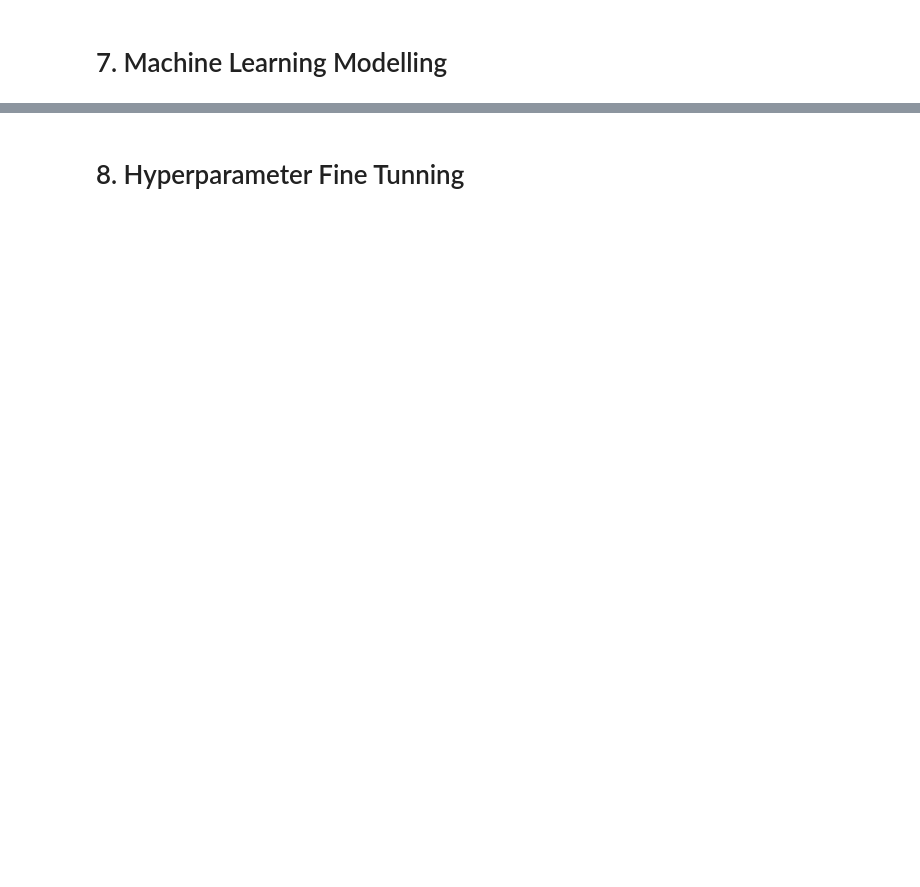
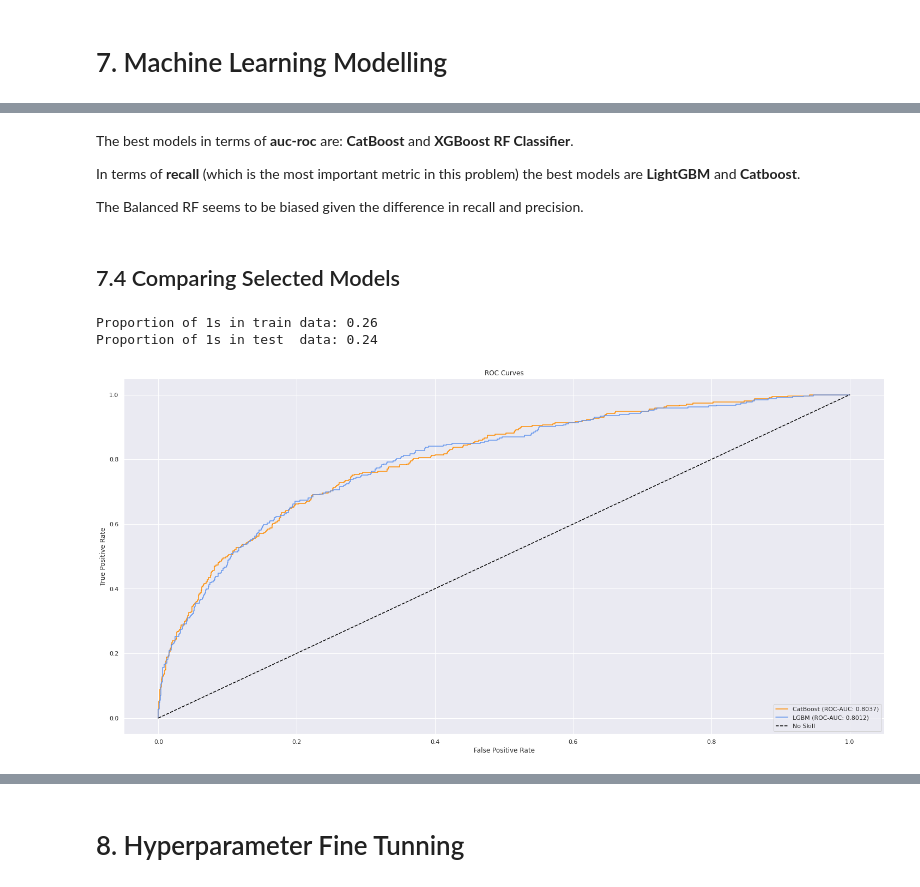
Before and after one commit to humberto-aguiar/churn_prediction, a Jupyter notebook: notebooks/churn_01.ipynb, the cells around one changed output, grey strips where cells are left out. Drawn from its saved outputs; the diff is of its cells as text; code cells hidden in the pictures; blank space fills up the shorter version.

```diff
--- a/notebooks/churn_01.ipynb
+++ b/notebooks/churn_01.ipynb
@@ -559,0 +1175,45 @@ Not interested in correlation between gender and country
+# %% [markdown]
+The best models in terms of **auc-roc** are: **CatBoost** and **XGBoost RF Classifier**.
+
+In terms of **recall** (which is the most important metric in this problem) the best models are **LightGBM** and **Catboost**.
+
+The Balanced RF seems to be biased given the difference in recall and precision.
+# %% [markdown]
+## 7.4 Comparing Selected Models
+# %%
+# Defining sampling and models
+ncr = NeighbourhoodCleaningRule(sampling_strategy='majority')
+cat = CatBoostClassifier(verbose = False)
+lgbm = LGBMClassifier()
+
+# defining train and validation sets
+X_train_reduced, X_valid, y_train_reduced, y_valid = train_test_split( X_train_t, y_train, test_size = 0.2, random_state = 42 )
+
+# verifying proportions
+print( 'Proportion of 1s in train data: {:,.2f}'.format( Counter(y_train_reduced)[1]/Counter(y_train_reduced)[0] ) )
+print( 'Proportion of 1s in test  data: {:,.2f}'.format( Counter(y_valid)[1]/Counter(y_valid)[0] ) )
+
+# evaluating catboost model
+pipe = imbPipeline( steps =[ ('ncr', ncr), ('cat', cat) ] )
+y_score = pipe.fit(X_train_reduced, y_train_reduced).predict_proba(X_valid)
+
+pipe2 = imbPipeline( steps =[ ('ncr', ncr), ('lgbm', lgbm) ] )
+y_score2 = pipe2.fit(X_train_reduced, y_train_reduced).predict_proba(X_valid)
+# %% [output]
+Proportion of 1s in train data: 0.26
+Proportion of 1s in test  data: 0.24
+# %%
+fig, ax = plt.subplots()
+tpr, fpr, _ = roc_curve(y_valid, y_score[:,1], pos_label=1)
+ax.plot(tpr, fpr, color='darkorange', label = 'CatBoost (ROC-AUC: {:.4f})'.format(roc_auc_score(y_valid, y_score[:,1]) ) )
+
+tpr, fpr, _ = roc_curve(y_valid, y_score2[:,1], pos_label = 1)
+
+ax.plot(tpr, fpr, color='cornflowerblue', label = 'LGBM (ROC-AUC: %0.4f)' % roc_auc_score(y_valid, y_score2[:,1]) )
+ax.plot([0,1], [0,1], linestyle = '--', color = 'black', label= 'No Skill')
+ax.set_title('ROC Curves')
+ax.set_xlabel('False Positive Rate')
+ax.set_ylabel('True Positive Rate')
+ax.legend(loc = 'lower right');
+# %% [output]
+[figure, added]
```
Also changed, not shown: parts of 79 cells of this notebook.
